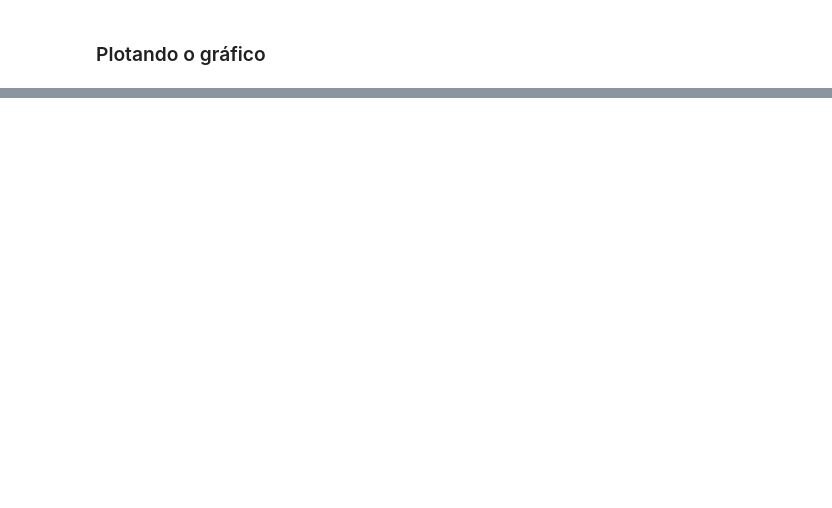
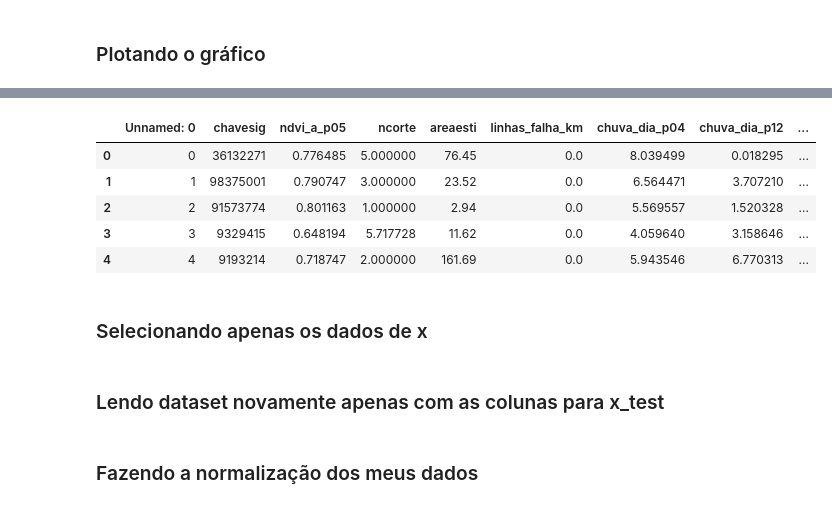
Before and after one commit to ViniciusLavorte/Python, a Jupyter notebook: predict_sklearn_tch_python3.ipynb, the cells around one changed output, grey strips where cells are left out. Saved outputs shown, nothing was run; the diff lists cells and outputs as text; code cells hidden in the pictures; blank space fills up the shorter version.

```diff
--- a/predict_sklearn_tch_python3.ipynb
+++ b/predict_sklearn_tch_python3.ipynb
@@ -185,0 +205,13 @@ plt.show()
+# %%
+base_teste = pd.read_csv('sample_test_dataset_tch_pred.csv')
+# %%
+base_teste.head()
+# %% [output]
+|  | Unnamed: 0 | chavesig | ndvi_a_p05 | ncorte | areaesti | linhas_falha_km | chuva_dia_p04 | chuva_dia_p12 | ... |
+| 0 | 0 | 36132271 | 0.776485 | 5.000000 | 76.45 | 0.0 | 8.039499 | 0.018295 | ... |
+| 1 | 1 | 98375001 | 0.790747 | 3.000000 | 23.52 | 0.0 | 6.564471 | 3.707210 | ... |
+| 2 | 2 | 91573774 | 0.801163 | 1.000000 | 2.94 | 0.0 | 5.569557 | 1.520328 | ... |
+| 3 | 3 | 9329415 | 0.648194 | 5.717728 | 11.62 | 0.0 | 4.059640 | 3.158646 | ... |
+| 4 | 4 | 9193214 | 0.718747 | 2.000000 | 161.69 | 0.0 | 5.943546 | 6.770313 | ... |
+# %% [markdown]
+### Selecionando apenas os dados de x
@@ -185,0 +220,2 @@ plt.show()
+# %% [markdown]
+### Lendo dataset novamente apenas com as colunas para x_test
@@ -185,0 +224,2 @@ plt.show()
+# %% [markdown]
+### Fazendo a normalização dos meus dados
```
Also changed, not shown: parts of 30 cells of this notebook, 5 other files.
